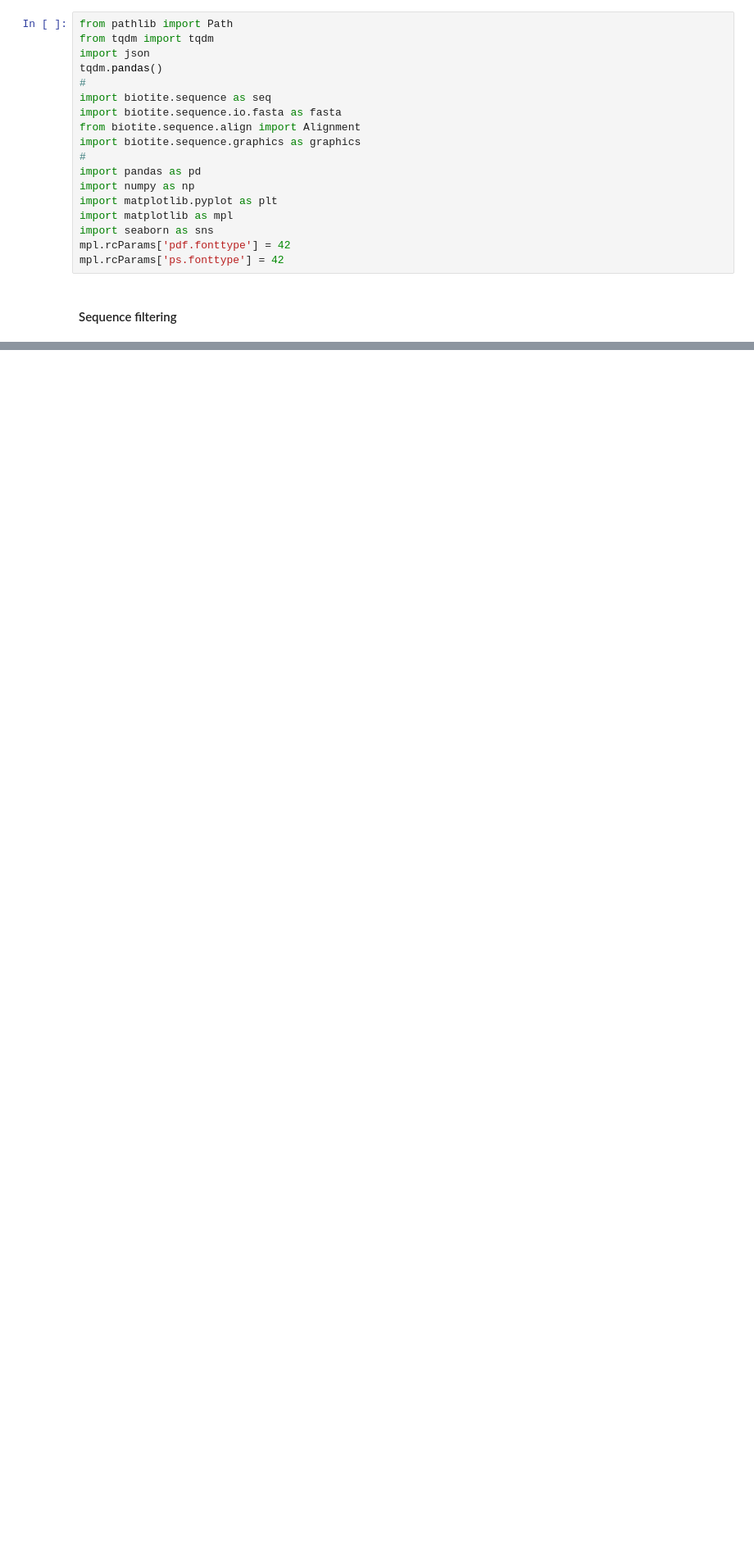
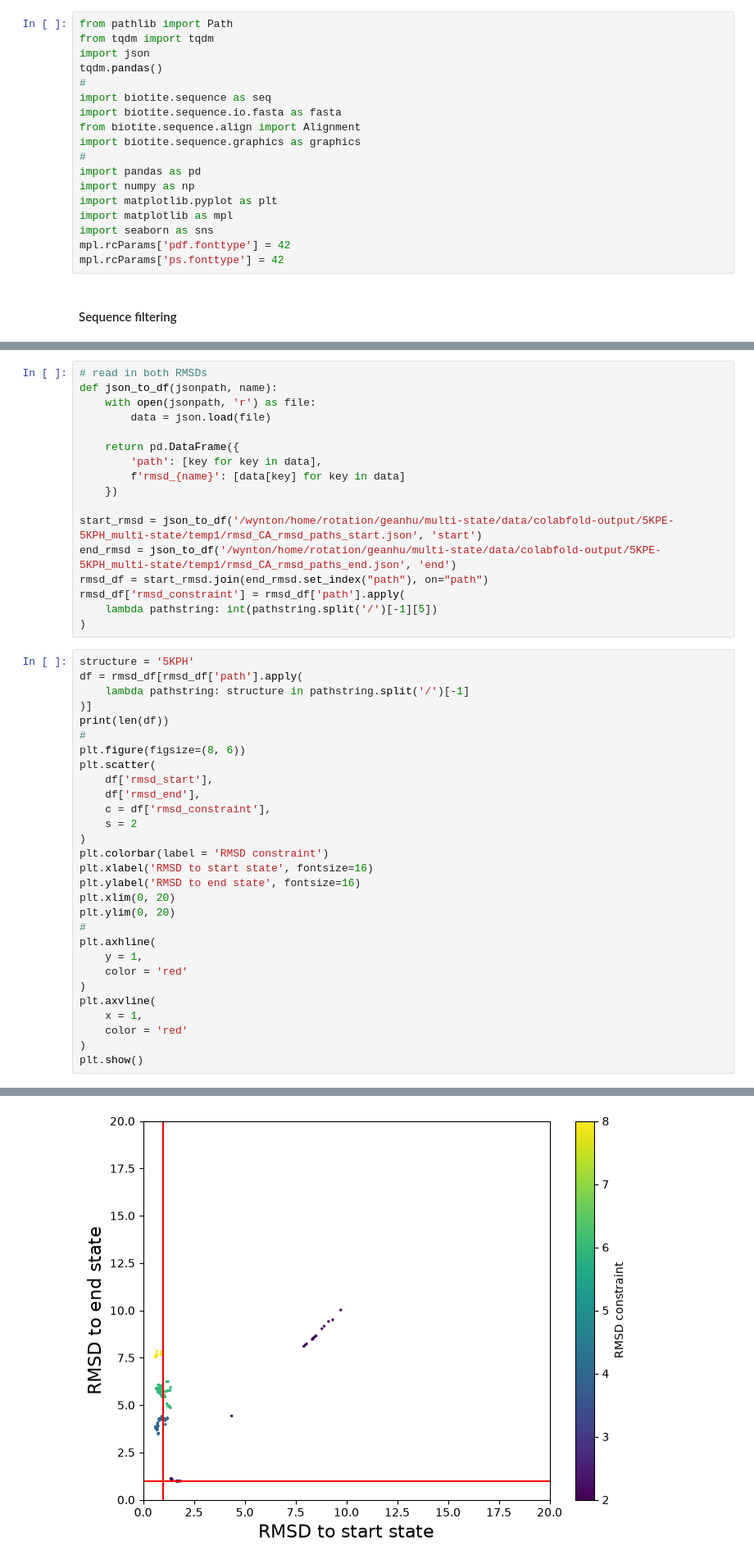
Before and after one commit to geanhu/rotation-su26-kortemme-lab, a Jupyter notebook: notebooks/multi-state-design.ipynb, the cells around one changed output, grey strips where cells are left out. Shown at 82% size. Drawn from its saved outputs; the diff is of its cells as text; blank space fills up the shorter version.

```diff
--- a/notebooks/multi-state-design.ipynb
+++ b/notebooks/multi-state-design.ipynb
@@ -224,0 +196,47 @@ backbone_df
+# %%
+# read in both RMSDs
+def json_to_df(jsonpath, name):
+    with open(jsonpath, 'r') as file:
+        data = json.load(file)
+
+    return pd.DataFrame({
+        'path': [key for key in data],
+        f'rmsd_{name}': [data[key] for key in data]
+    })
+
+start_rmsd = json_to_df('/wynton/home/rotation/geanhu/multi-state/data/colabfold-output/5KPE-5KPH_multi-state/temp1/rmsd_CA_rmsd_paths_start.json', 'start')
+end_rmsd = json_to_df('/wynton/home/rotation/geanhu/multi-state/data/colabfold-output/5KPE-5KPH_multi-state/temp1/rmsd_CA_rmsd_paths_end.json', 'end')
+rmsd_df = start_rmsd.join(end_rmsd.set_index("path"), on="path")
+rmsd_df['rmsd_constraint'] = rmsd_df['path'].apply(
+    lambda pathstring: int(pathstring.split('/')[-1][5])
+)
+# %%
+structure = '5KPH'
+df = rmsd_df[rmsd_df['path'].apply(
+    lambda pathstring: structure in pathstring.split('/')[-1]
+)]
+print(len(df))
+#
+plt.figure(figsize=(8, 6))
+plt.scatter(
+    df['rmsd_start'],
+    df['rmsd_end'],
+    c = df['rmsd_constraint'],
+    s = 2
+)
+plt.colorbar(label = 'RMSD constraint')
+plt.xlabel('RMSD to start state', fontsize=16)
+plt.ylabel('RMSD to end state', fontsize=16)
+plt.xlim(0, 20)
+plt.ylim(0, 20)
+#
+plt.axhline(
+    y = 1,
+    color = 'red'
+)
+plt.axvline(
+    x = 1,
+    color = 'red'
+)
+plt.show()
+# %% [output]
@@ -224,0 +244 @@ backbone_df
+[figure, added]
```
Also changed, not shown: parts of 15 cells of this notebook, 36 other files.
